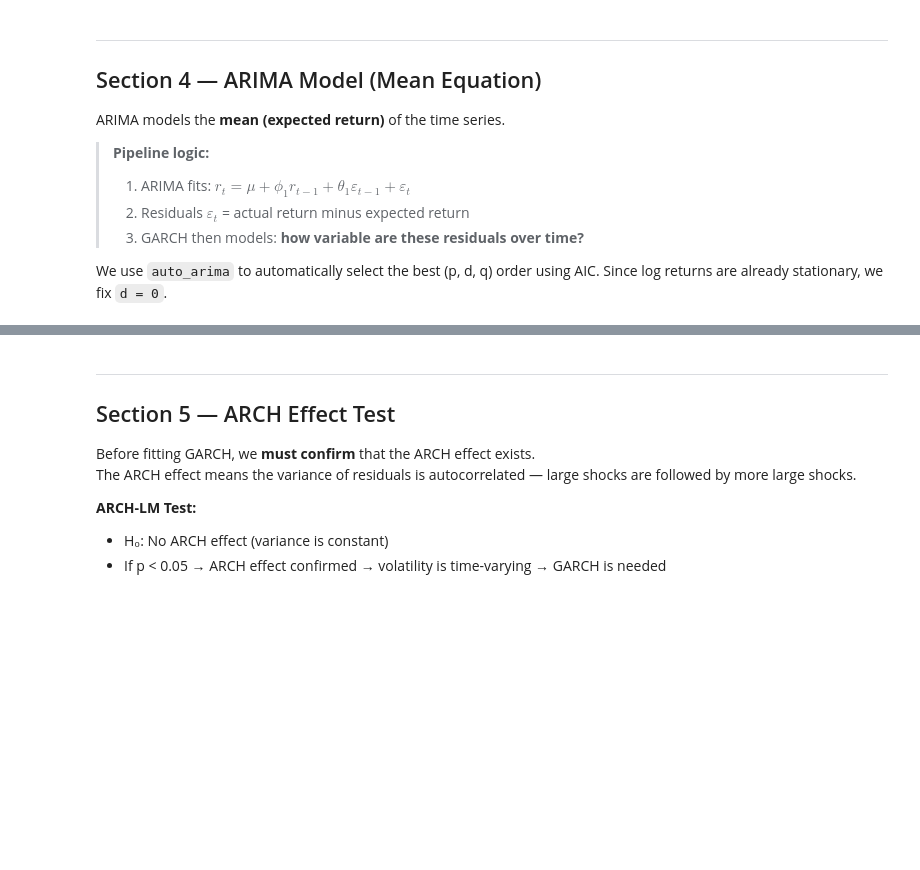
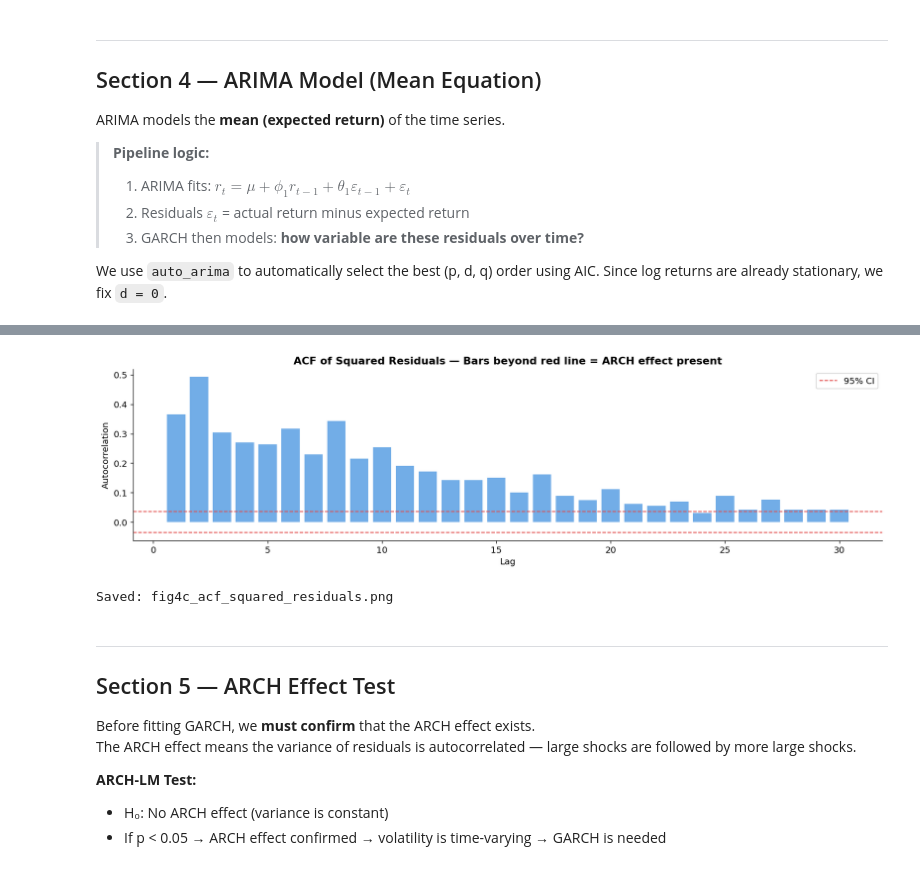
Before and after one commit to NgocHoa04/volatility-forecasting-arima-garch, a Jupyter notebook: volatility_forecasting_VaR.ipynb, the cells around one changed output, grey strips where cells are left out. Saved outputs shown, nothing was run; the diff lists cells and outputs as text; code cells hidden in the pictures; blank space fills up the shorter version.

```diff
--- a/volatility_forecasting_VaR.ipynb
+++ b/volatility_forecasting_VaR.ipynb
@@ -475,3 +515,9 @@ Saved: fig4_arima_residuals.png
+# %%
+# Plot 3: ACF of squared residuals
+plot_acf_squared_residuals(arima_residuals, nlags=30)
+# %% [output]
+[figure, added]
+Saved: fig4c_acf_squared_residuals.png
 # %% [markdown]
 ---
 ## Section 5 — ARCH Effect Test
```
Also changed, not shown: parts of 10 cells of this notebook.
